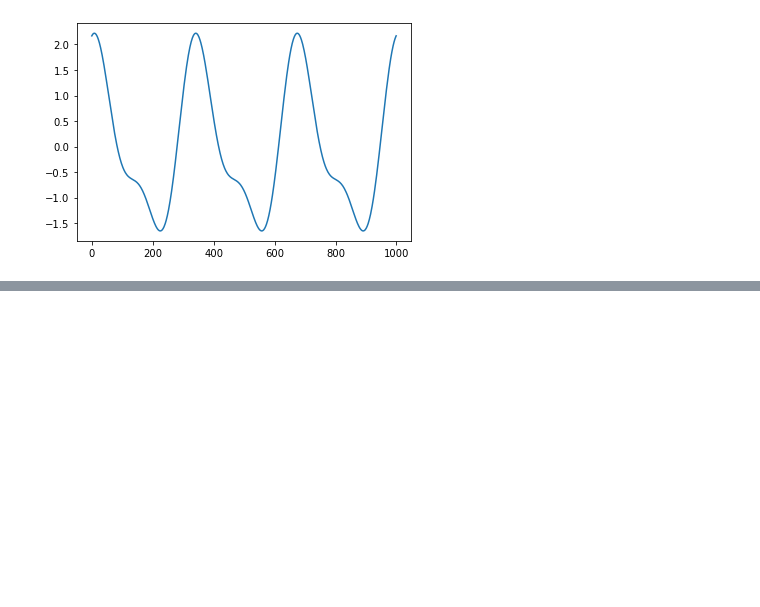
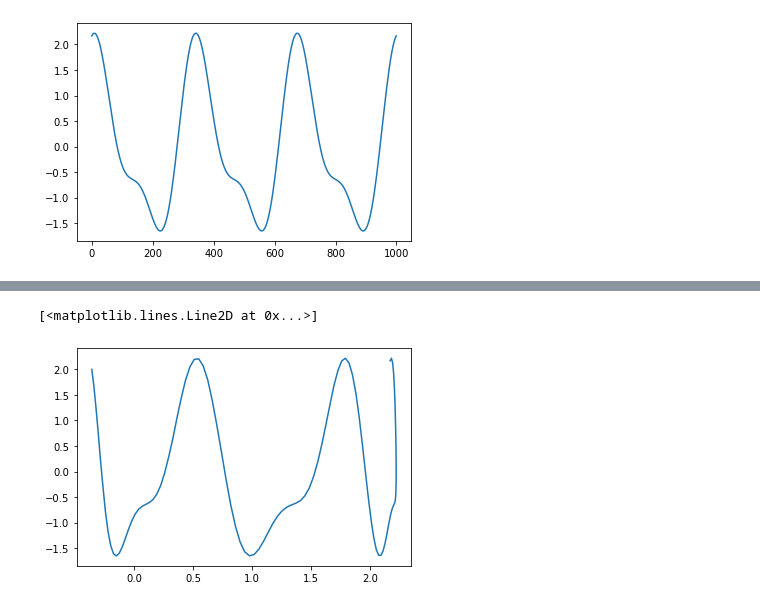
Before and after one commit to evtodorov/MLCMS, a Jupyter notebook: Exercise_5/Task_4_1.ipynb, the cells around one changed output, grey strips where cells are left out. Drawn from its saved outputs; the diff is of its cells as text; code cells hidden in the pictures; blank space fills up the shorter version.

```diff
--- a/Exercise_5/Task_4_1.ipynb
+++ b/Exercise_5/Task_4_1.ipynb
@@ -26,0 +43,5 @@ plt.plot(t_plot,data[:,0])
+# %%
+plt.plot(data[:,0][0:100],data_delay1)
+# %% [output]
+[<matplotlib.lines.Line2D at 0x...>]
+[figure, added]
```
Also changed, not shown: parts of 5 cells of this notebook, 1 other file.
